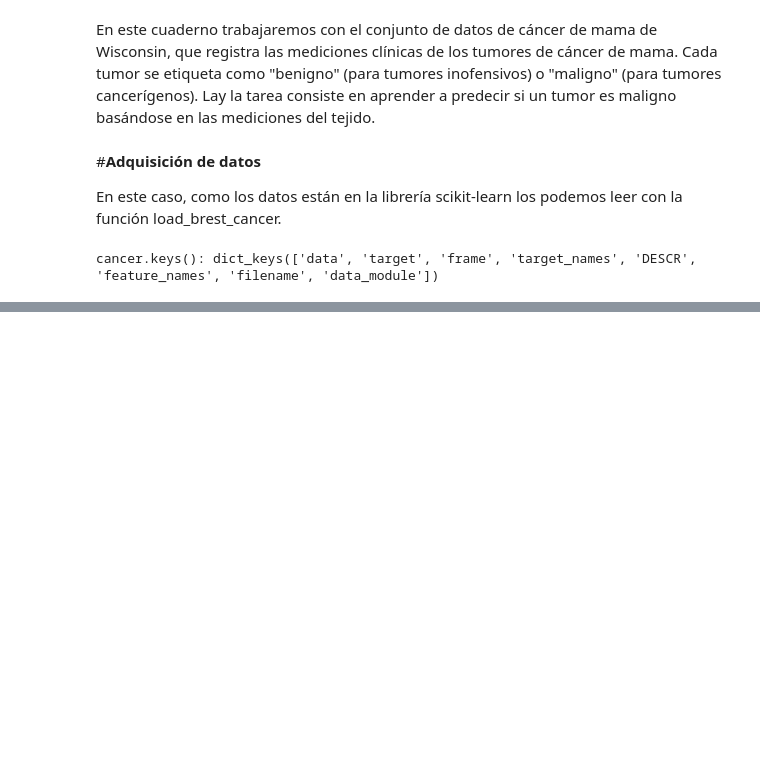
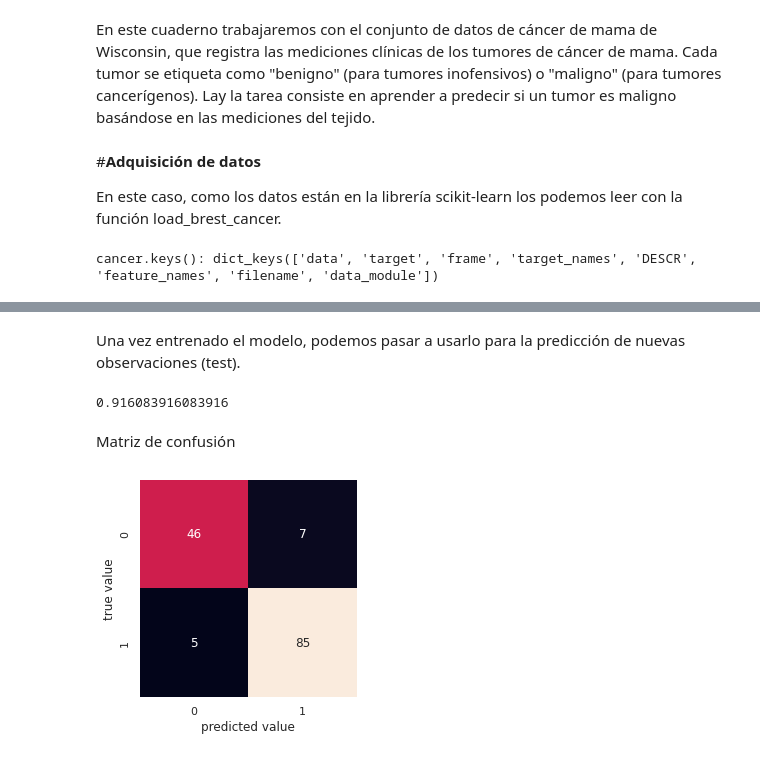
Before and after one commit to IsaacMartindeDiego/IA, a Jupyter notebook: Clasificación.ipynb, the cells around one changed output, grey strips where cells are left out. Drawn from its saved outputs; the diff is of its cells as text; code cells hidden in the pictures; blank space fills up the shorter version.

```diff
--- a/Clasificación.ipynb
+++ b/Clasificación.ipynb
@@ -16,0 +50,10 @@ cancer.keys(): dict_keys(['data', 'target', 'frame', 'target_names', 'DESCR', 'f
+# %%
+from sklearn.model_selection import train_test_split
+
+X_train,X_test,y_train,y_test=train_test_split(cancer.data,
+                                              cancer.target,
+                                              random_state=0)
+print('X_train shape: {}'.format(X_train.shape))
+print('y_train shape: {}'.format(y_train.shape))
+print('X_test shape: {}'.format(X_test.shape))
+print('y_test shape: {}'.format(y_test.shape))
@@ -16,0 +86,34 @@ cancer.keys(): dict_keys(['data', 'target', 'frame', 'target_names', 'DESCR', 'f
+# %%
+
+
+from sklearn.neighbors import KNeighborsClassifier
+knn=KNeighborsClassifier(n_neighbors=1)
+knn.fit(X_train,y_train)
+# %% [markdown]
+Una vez entrenado el modelo, podemos pasar a usarlo para la predicción de nuevas observaciones (test).
+# %%
+
+
+prediction=knn.predict(X_test)
+prediction
+
+from sklearn.metrics import accuracy_score
+accuracy_score(y_test, prediction)
+#print('Train Test Score: {:.2f}'.format(np.mean(prediction==y_test)))
+# %% [output]
+0.916083916083916
+# %% [markdown]
+Matriz de confusión
+# %%
+from sklearn.metrics import confusion_matrix
+import seaborn as sns; sns.set()
+import matplotlib.pyplot as plt
+
+
+mat = confusion_matrix(y_test, prediction)
+
+sns.heatmap(mat, square=True, annot=True, cbar=False)
+plt.xlabel('predicted value')
+plt.ylabel('true value');
+# %% [output]
+[figure, added]
```
Also changed, not shown: parts of 12 cells of this notebook.
